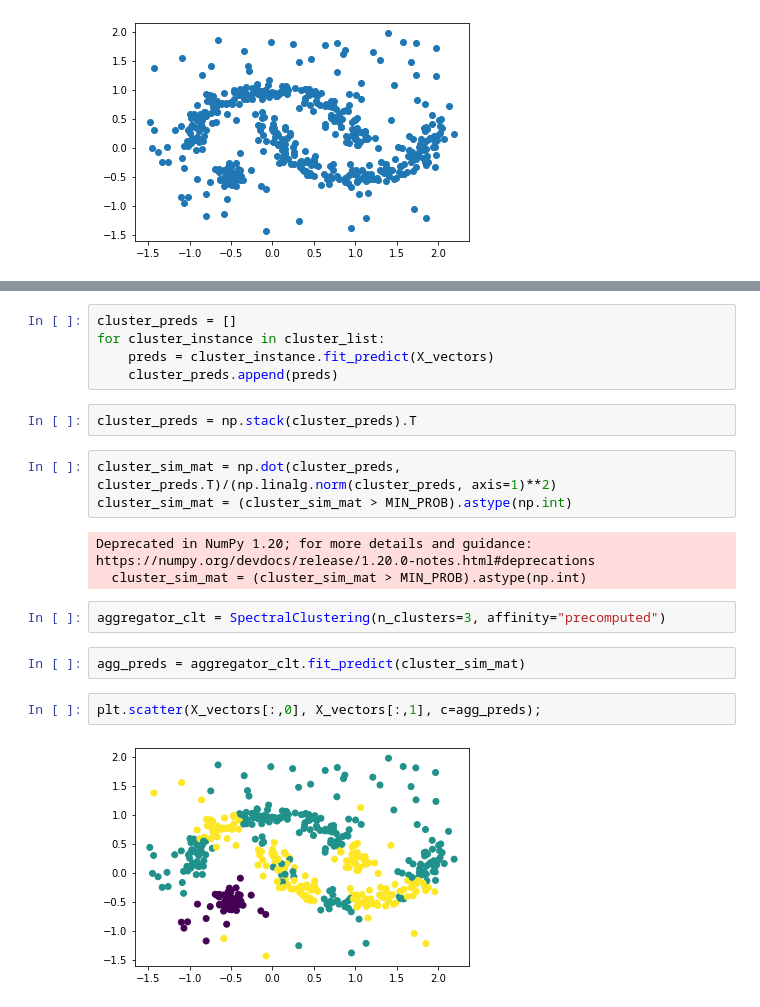
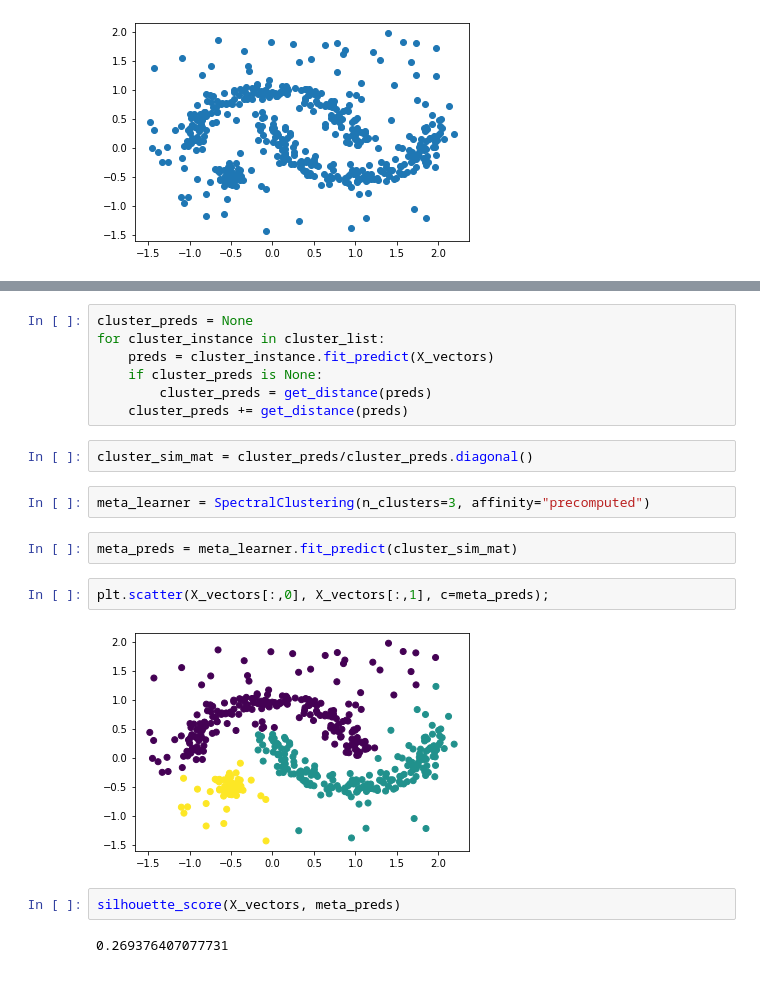
Before and after one commit to tanmaymane18/ML-DL-Nbs, a Jupyter notebook: Ensemble Clustering/Ensemble Clustering.ipynb, the cells around one changed output, grey strips where cells are left out. Cells and saved outputs as stored; diff of their text form.

```diff
--- a/Ensemble Clustering/Ensemble Clustering.ipynb
+++ b/Ensemble Clustering/Ensemble Clustering.ipynb
@@ -22,21 +61,21 @@ cluster_list = NUM_CLUSTERS*[MiniBatchKMeans(n_clusters=16, batch_size=64, n_ini
 # %%
-cluster_preds = []
+cluster_preds = None
 for cluster_instance in cluster_list:
     preds = cluster_instance.fit_predict(X_vectors)
-    cluster_preds.append(preds)
+    if cluster_preds is None:
+        cluster_preds = get_distance(preds)
+    cluster_preds += get_distance(preds)
-# %%
-cluster_preds = np.stack(cluster_preds).T
 # %%
-cluster_sim_mat = np.dot(cluster_preds, cluster_preds.T)/(np.linalg.norm(cluster_preds, axis=1)**2)
-cluster_sim_mat = (cluster_sim_mat > MIN_PROB).astype(np.int)
+cluster_sim_mat = cluster_preds/cluster_preds.diagonal()
-# %% [output]
-Deprecated in NumPy 1.20; for more details and guidance: https://numpy.org/devdocs/release/1.20.0-notes.html#deprecations
-  cluster_sim_mat = (cluster_sim_mat > MIN_PROB).astype(np.int)
 # %%
-aggregator_clt = SpectralClustering(n_clusters=3, affinity="precomputed")
+meta_learner = SpectralClustering(n_clusters=3, affinity="precomputed")
 # %%
-agg_preds = aggregator_clt.fit_predict(cluster_sim_mat)
+meta_preds = meta_learner.fit_predict(cluster_sim_mat)
 # %%
-plt.scatter(X_vectors[:,0], X_vectors[:,1], c=agg_preds);
+plt.scatter(X_vectors[:,0], X_vectors[:,1], c=meta_preds);
 # %% [output]
-[figure, old version]
+[figure, new version]
+# %%
+silhouette_score(X_vectors, meta_preds)
+# %% [output]
+0.269376407077731
```
Also changed, not shown: parts of 17 cells of this notebook.
